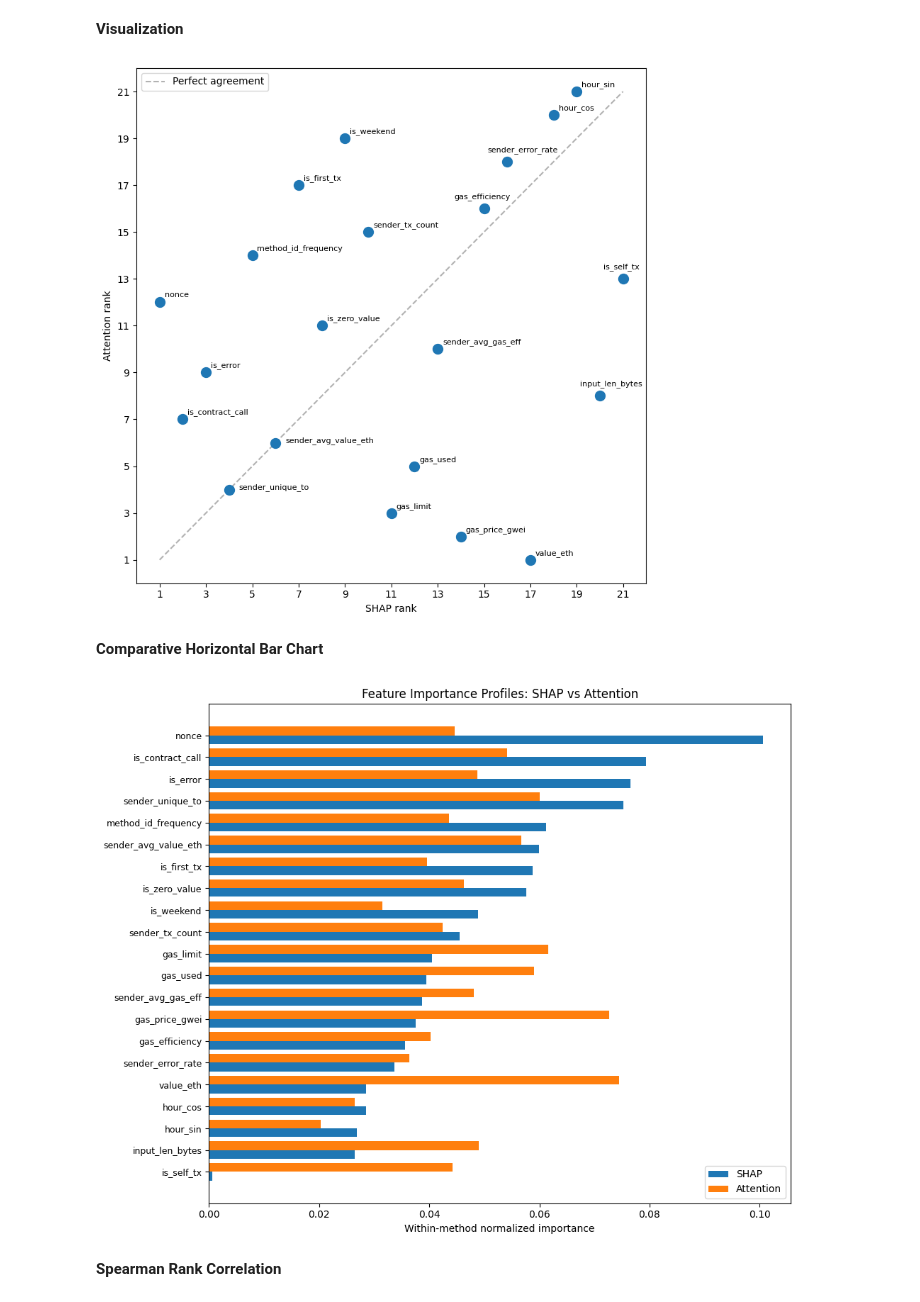
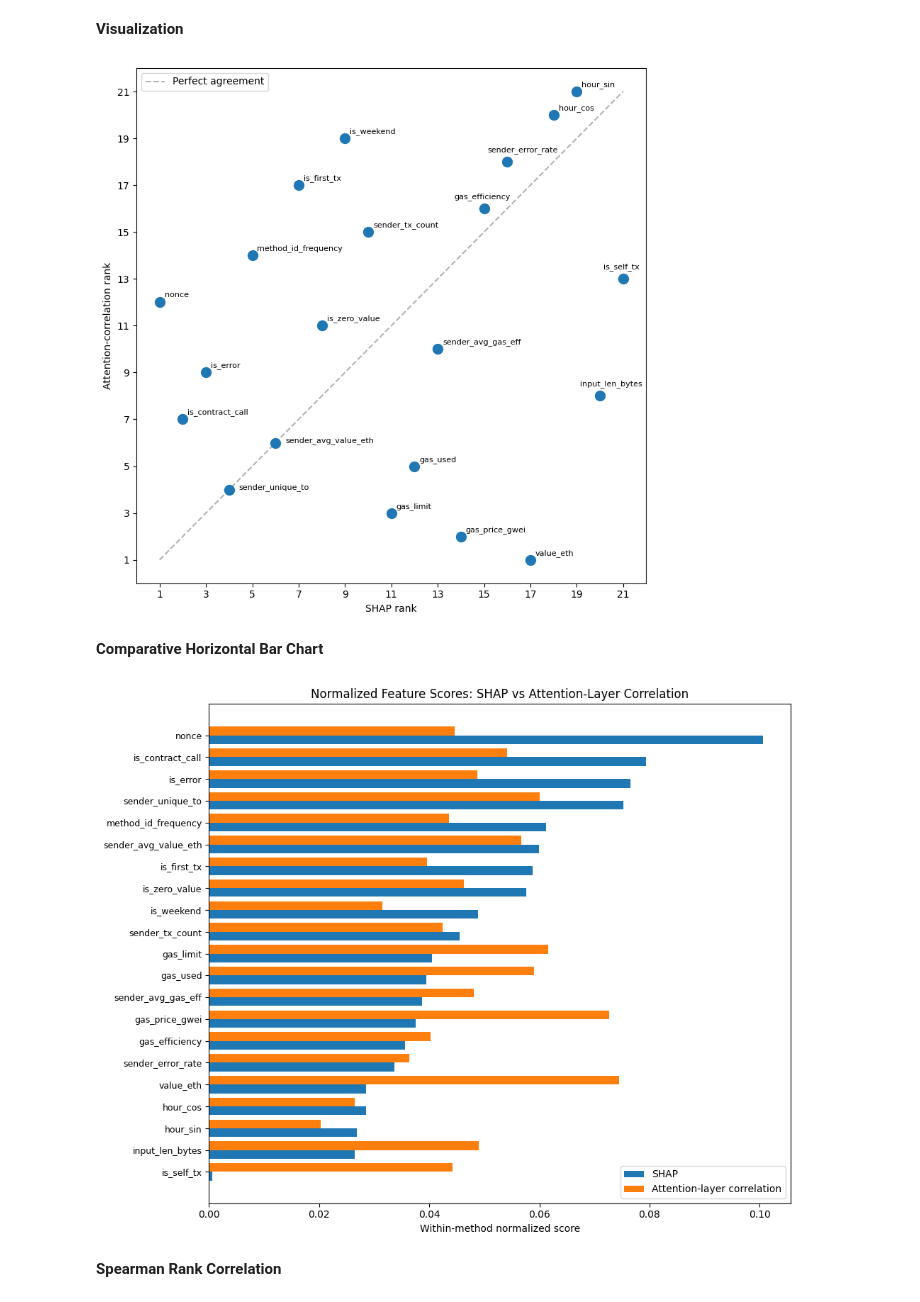
Before and after one commit to KozinIS/ethereum-anomaly-detection-xai, a Jupyter notebook: notebooks/ethereum_anomaly_detection_xai_EN.ipynb, the cells around one changed output. Drawn from its saved outputs; the diff is of its cells as text; code cells hidden in the pictures.

```diff
--- a/notebooks/ethereum_anomaly_detection_xai_EN.ipynb
+++ b/notebooks/ethereum_anomaly_detection_xai_EN.ipynb
@@ -4523,7 +4523,7 @@ for _, row in comparison.iterrows():
     )
 
 ax.set_xlabel("SHAP rank")
-ax.set_ylabel("Attention rank")
+ax.set_ylabel("Attention-correlation rank")
 
 ax.set_xlim(0, n_features + 1)
 ax.set_ylim(0, n_features + 1)
@@ -4547,7 +4547,7 @@ if SAVE_ARTIFACTS:
 
 plt.show()
 # %% [output]
-[figure, old version]
+[figure, new version]
 # %% [markdown]
 **Comparative Horizontal Bar Chart**
 # %%
@@ -4598,37 +4598,37 @@ ax.barh(
 
 ax.barh(
     y + height,
     att_sorted.values,
     height=height,
-    label="Attention"
+    label="Attention-layer correlation"
 )
 
 ax.set_yticks(y + height / 2)
 ax.set_yticklabels(
     features_sorted,
     fontsize=9
 )
 
-ax.set_xlabel("Within-method normalized importance")
-ax.set_title("Feature Importance Profiles: SHAP vs Attention")
+ax.set_xlabel("Within-method normalized score")
+ax.set_title("Normalized Feature Scores: SHAP vs Attention-Layer Correlation")
 
 ax.legend()
 
 plt.tight_layout()
 
 if SAVE_ARTIFACTS:
     plt.savefig(
         save_path(
             "results/explainability_comparison/"
             "73_feature_importance_bar.png"
         ),
         dpi=300,
         bbox_inches="tight"
     )
 
 plt.show()
 # %% [output]
-[figure, old version]
+[figure, new version]
 # %% [markdown]
 **Spearman Rank Correlation**
 # %%
```
Also changed, not shown: parts of 24 cells of this notebook.
